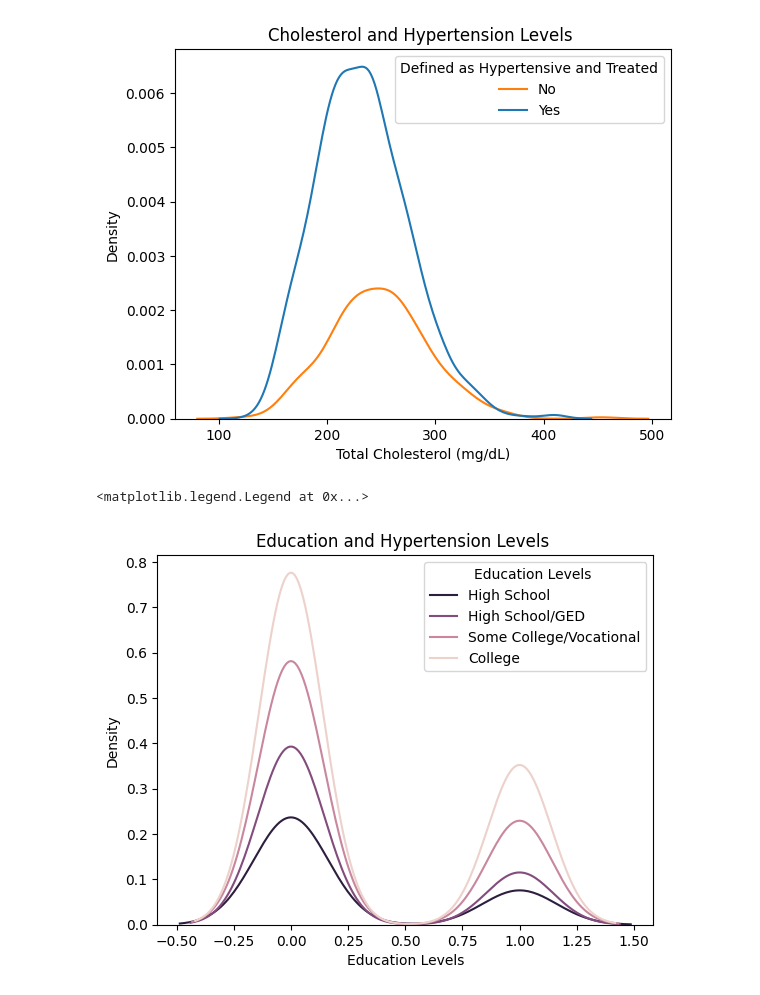
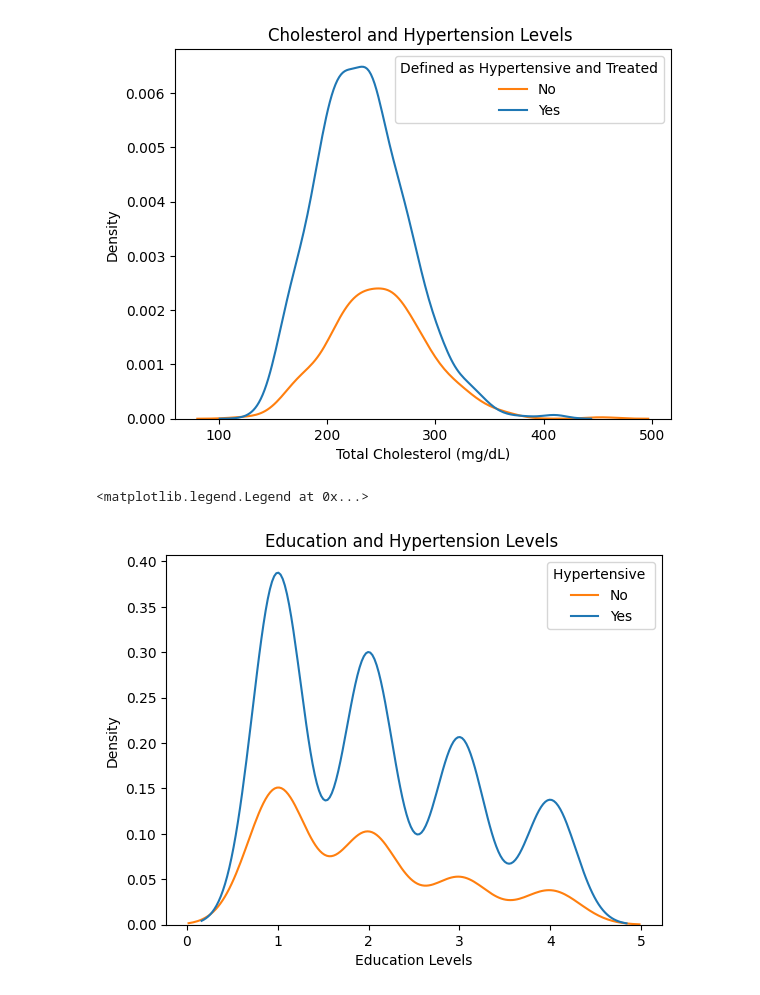
Before and after one commit to kelseymatsik/project_chd, a Jupyter notebook: Visuals: Density Plots.ipynb, the cells around one changed output. Drawn from its saved outputs; the diff is of its cells as text; code cells hidden in the pictures.

```diff
--- a/Visuals: Density Plots.ipynb
+++ b/Visuals: Density Plots.ipynb
@@ -114,13 +123,13 @@ plt.legend(title = 'Defined as Hypertensive and Treated', labels  = ['No', 'Yes'
 # %% [output]
 <matplotlib.legend.Legend at 0x...>
 [figure]
-# %%
-#grouped kde of education and hypertesnion -> need to figure out labels
-sns.kdeplot(data = df, x = 'prevalentHyp', hue = 'education')
-plt.title('Education and Hypertension Levels ')
-plt.xlabel('Education Levels')
-plt.ylabel('Density')
-plt.legend(title = 'Education Levels ', labels = ['High School', 'High School/GED', 'Some College/Vocational', 'College'])
-# %% [output]
-<matplotlib.legend.Legend at 0x...>
-[figure, removed]
+# %%
+#education and hypertension
+sns.kdeplot(data = df, x = 'education', hue = 'prevalentHyp')
+plt.title('Education and Hypertension Levels ')
+plt.xlabel('Education Levels')
+plt.ylabel('Density')
+plt.legend(title = 'Hypertensive ', labels = ['No', 'Yes'])
+# %% [output]
+<matplotlib.legend.Legend at 0x...>
+[figure, added]
```
Also changed, not shown: parts of 12 cells of this notebook.
